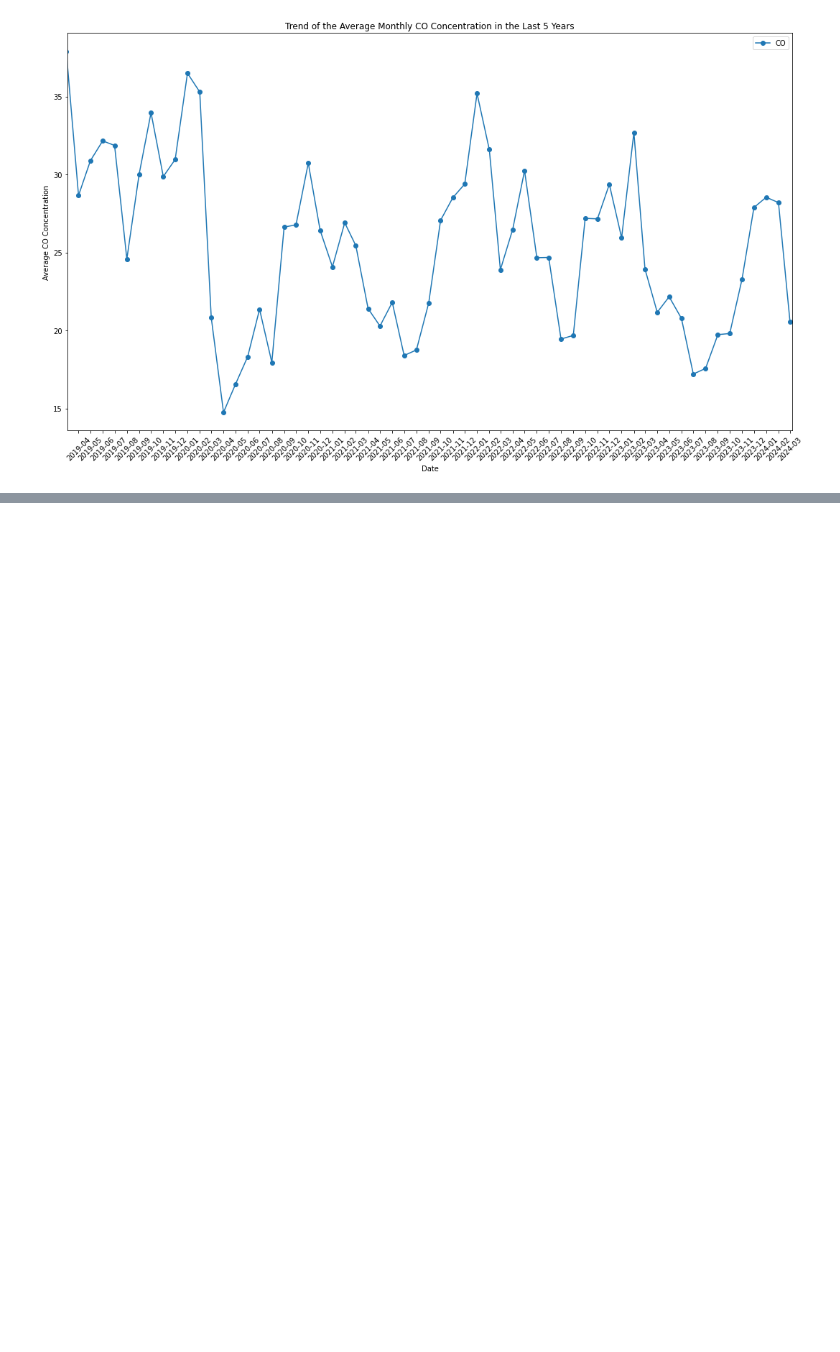
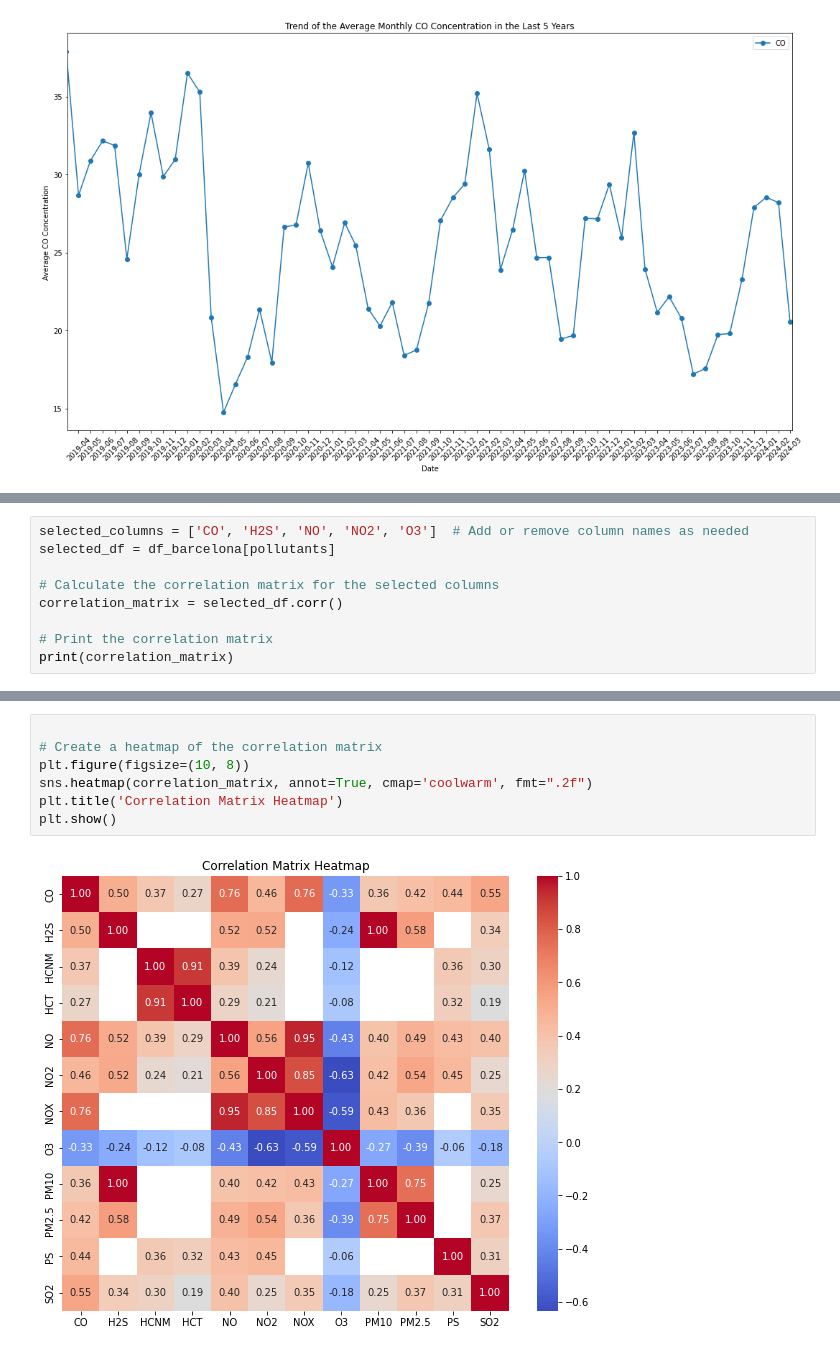
Before and after one commit to NinaStekacheva/TFG, a Jupyter notebook: first_analytics_clean.ipynb, the cells around one changed output, grey strips where cells are left out. Saved outputs shown, nothing was run; the diff lists cells and outputs as text; blank space fills up the shorter version.

```diff
--- a/first_analytics_clean.ipynb
+++ b/first_analytics_clean.ipynb
@@ -213,0 +235,9 @@ plt.show()
+# %%
+selected_columns = ['CO', 'H2S', 'NO', 'NO2', 'O3']  # Add or remove column names as needed
+selected_df = df_barcelona[pollutants]
+
+# Calculate the correlation matrix for the selected columns
+correlation_matrix = selected_df.corr()
+
+# Print the correlation matrix
+print(correlation_matrix)
@@ -213,0 +262,9 @@ plt.show()
+# %%
+
+# Create a heatmap of the correlation matrix
+plt.figure(figsize=(10, 8))
+sns.heatmap(correlation_matrix, annot=True, cmap='coolwarm', fmt=".2f")
+plt.title('Correlation Matrix Heatmap')
+plt.show()
+# %% [output]
+[figure, added]
```
Also changed, not shown: parts of 5 cells of this notebook, 2 other files.
